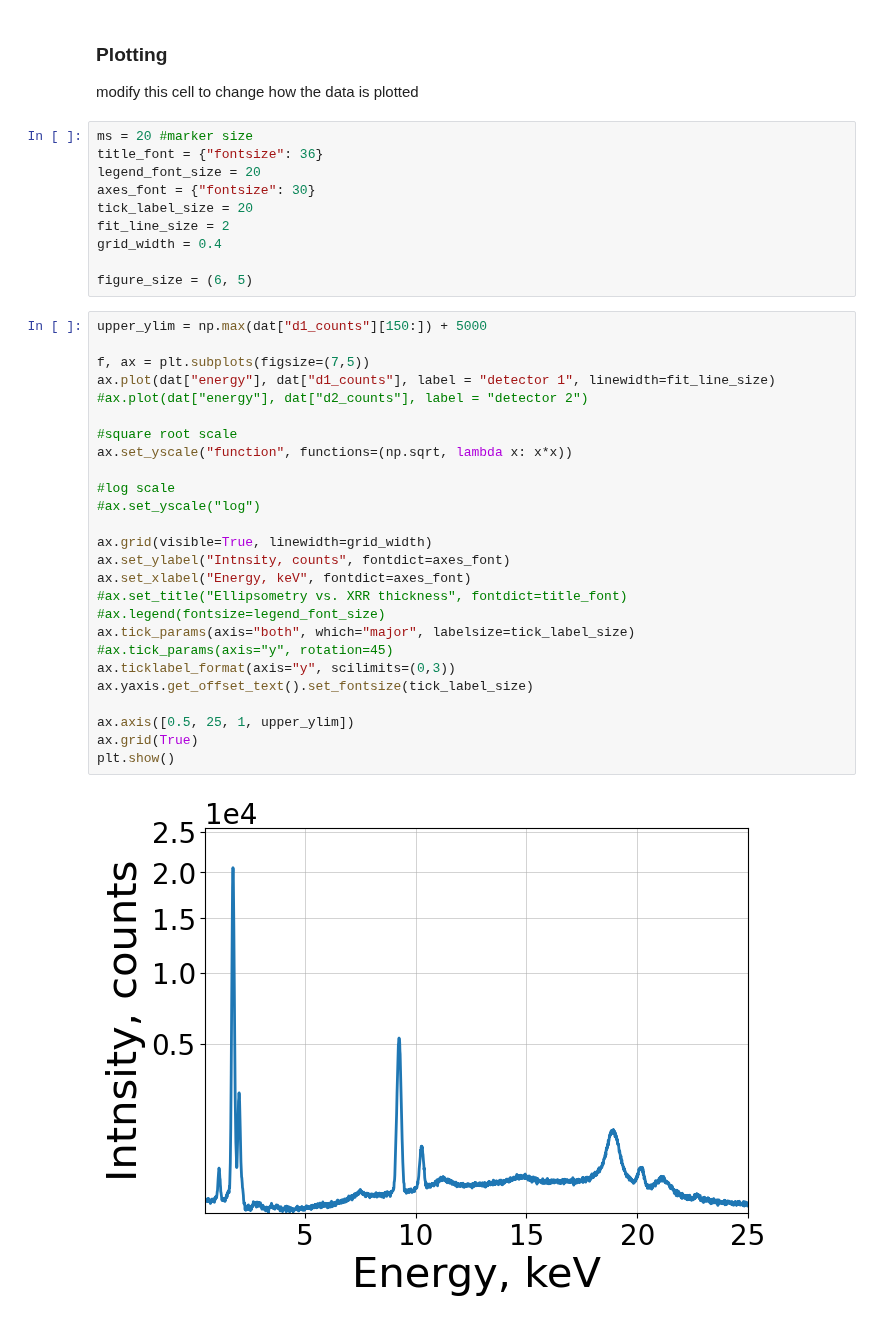
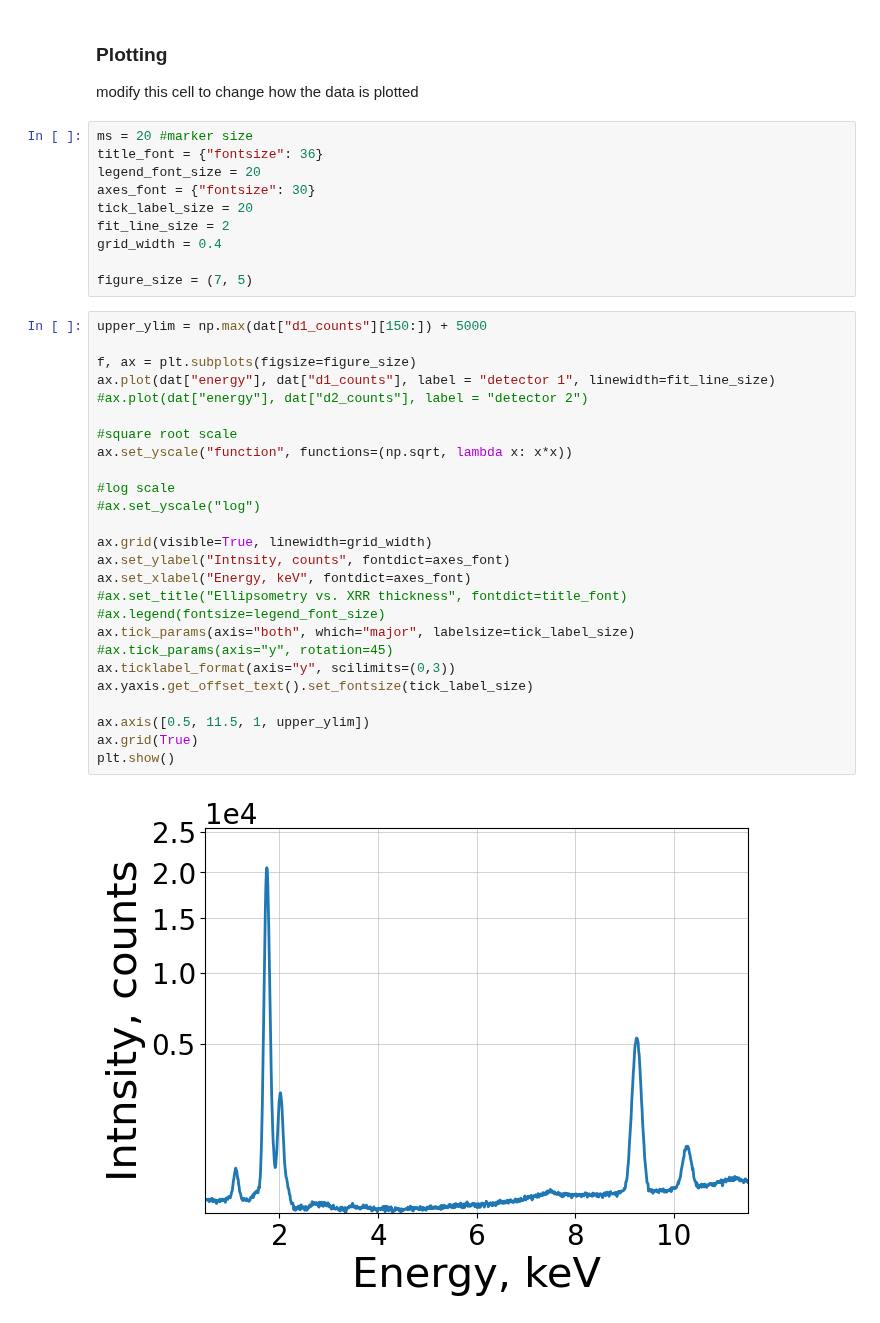
Before and after one commit to ELFREELAND/xrf-thickness-studies, a Jupyter notebook: xrf_data_parser.ipynb, the cells around one changed output. Cells and saved outputs as stored; diff of their text form.

```diff
--- a/xrf_data_parser.ipynb
+++ b/xrf_data_parser.ipynb
@@ -112,32 +112,32 @@ tick_label_size = 20
 fit_line_size = 2
 grid_width = 0.4
 
-figure_size = (6, 5)
+figure_size = (7, 5)
 # %%
 upper_ylim = np.max(dat["d1_counts"][150:]) + 5000
 
-f, ax = plt.subplots(figsize=(7,5))
+f, ax = plt.subplots(figsize=figure_size)
 ax.plot(dat["energy"], dat["d1_counts"], label = "detector 1", linewidth=fit_line_size)
 #ax.plot(dat["energy"], dat["d2_counts"], label = "detector 2")
 
 #square root scale
 ax.set_yscale("function", functions=(np.sqrt, lambda x: x*x))
 
 #log scale
 #ax.set_yscale("log")
 
 ax.grid(visible=True, linewidth=grid_width)
 ax.set_ylabel("Intnsity, counts", fontdict=axes_font)
 ax.set_xlabel("Energy, keV", fontdict=axes_font)
 #ax.set_title("Ellipsometry vs. XRR thickness", fontdict=title_font)
 #ax.legend(fontsize=legend_font_size)
 ax.tick_params(axis="both", which="major", labelsize=tick_label_size)
 #ax.tick_params(axis="y", rotation=45)
 ax.ticklabel_format(axis="y", scilimits=(0,3))
 ax.yaxis.get_offset_text().set_fontsize(tick_label_size)
 
-ax.axis([0.5, 25, 1, upper_ylim])
+ax.axis([0.5, 11.5, 1, upper_ylim])
 ax.grid(True)
 plt.show()
 # %% [output]
-[figure, old version]
+[figure, new version]
```
Also changed, not shown: 18 other files.
